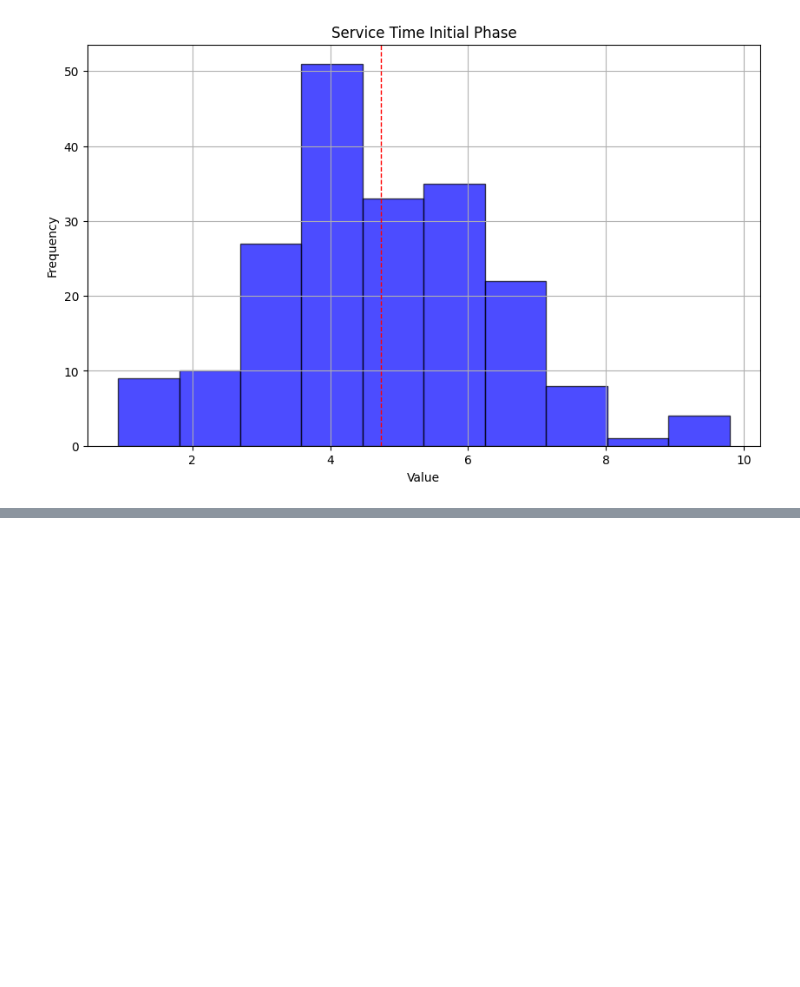
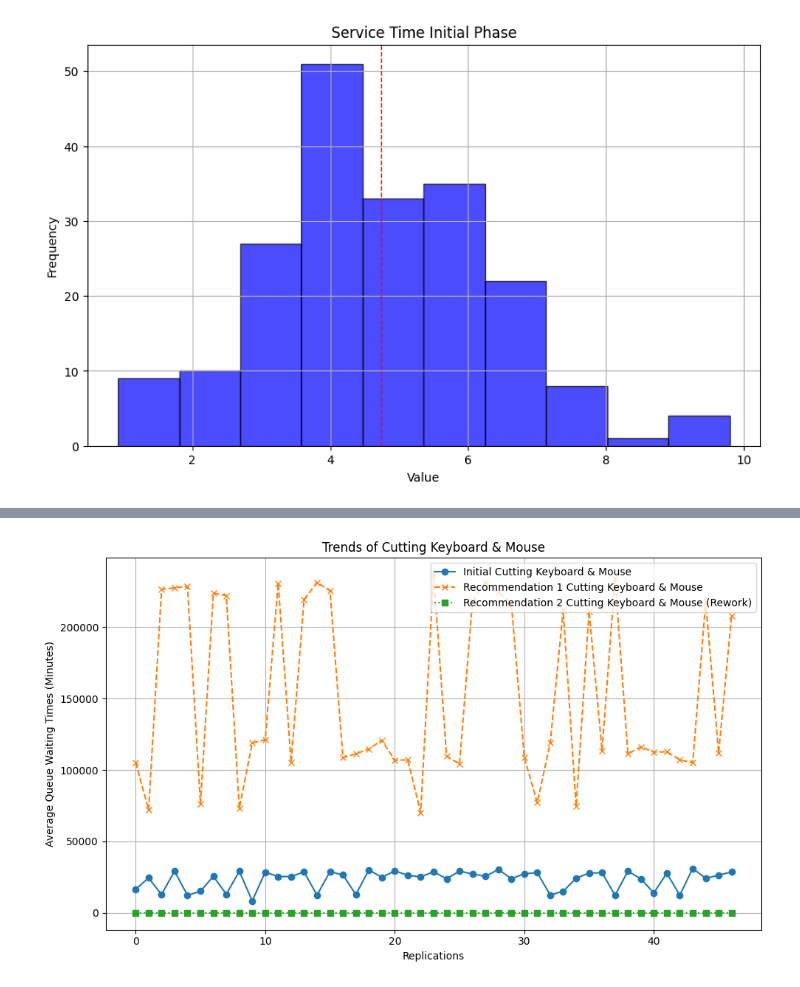
Before and after one commit to LaurenJE/Practice, a Jupyter notebook: code.ipynb, the cells around one changed output, grey strips where cells are left out. Saved outputs shown, nothing was run; the diff lists cells and outputs as text; code cells hidden in the pictures; blank space fills up the shorter version.

```diff
--- a/code.ipynb
+++ b/code.ipynb
@@ -196,0 +366,45 @@ plt.show()
+# %%
+recommendation_1_cutting_keyboard = [
+    105216.8425, 72090.9816, 226445.263, 227517.2193, 228483.5219, 76451.90865, 223831.9646,
+    222082.2565, 73188.15304, 118907.6206, 121154.3104, 230709.845, 105361.4937, 219375.6784,
+    231356.1728, 225399.7, 108581.3307, 111363.4449, 114712.523, 120902.9089, 106852.1629,
+    107046.1003, 70349.63388, 236687.6883, 109613.9757, 104250.1159, 218383.3362, 231377.4929,
+    224518.7383, 216599.4846, 108755.9033, 77197.82152, 118908.0286, 212055.5801, 74542.31078,
+    211198.8006, 113633.8961, 234165.1799, 111340.7923, 116168.7276, 112523.2425, 112754.3184,
+    107186.5712, 105071.4967, 217767.5162, 111813.0312, 207949.8698
+]
+# %%
+recommendation_2_cutting_keyboard_rework = [
+    0.217432116, 0.282365733, 0.017380409, 0.226724181, 0.261084728, 0.133054511, 0.136419099,
+    0.124390758, 0.279613586, 0.166180799, 0.025672476, 0.410133637, 0.169674285, 0.035450346,
+    0.090820932, 0.227847347, 0.173236466, 0.04724951, 0.215809759, 0.15276159, 0.07961719,
+    0.211383457, 0.181708757, 0.097976923, 0.104264488, 0.234274102, 0.076335923, 0.027774826,
+    0.376669178, 0.100662538, 0.381896182, 0.237204806, 0.191572726, 0.128628207, 0.102748124,
+    0.083692411, 0.100016466, 0.003270555, 0.128753504, 0.016082602, 0.193754092, 0.039046129,
+    0.074634148, 0.079930125, 0.038246834, 0, 0.286732908
+]
+# %%
+import matplotlib.pyplot as plt
+
+# Plotting the data
+plt.figure(figsize=(10, 6))
+
+# Plotting each dataset with different line styles and labels
+plt.plot(initial_cutting_keyboard, label='Initial Cutting Keyboard & Mouse', linestyle='-', marker='o')
+plt.plot(recommendation_1_cutting_keyboard, label='Recommendation 1 Cutting Keyboard & Mouse', linestyle='--', marker='x')
+plt.plot(recommendation_2_cutting_keyboard_rework, label='Recommendation 2 Cutting Keyboard & Mouse (Rework)', linestyle=':', marker='s')
+
+# Adding title and labels
+plt.title('Trends of Cutting Keyboard & Mouse')
+plt.xlabel('Replications')
+plt.ylabel('Average Queue Waiting Times (Minutes)')
+
+# Adding a legend to differentiate the lines
+plt.legend()
+
+# Displaying the plot
+plt.grid(True)
+plt.tight_layout()
+plt.show()
+# %% [output]
+[figure, added]
```
Also changed, not shown: parts of 13 cells of this notebook, 4 other files.
